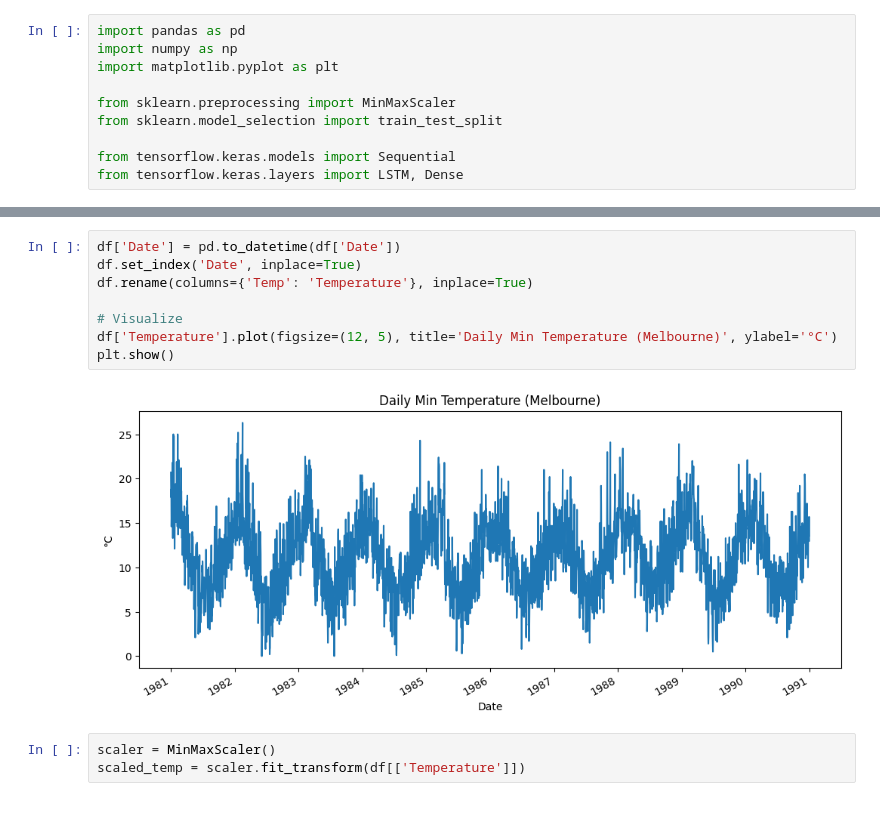
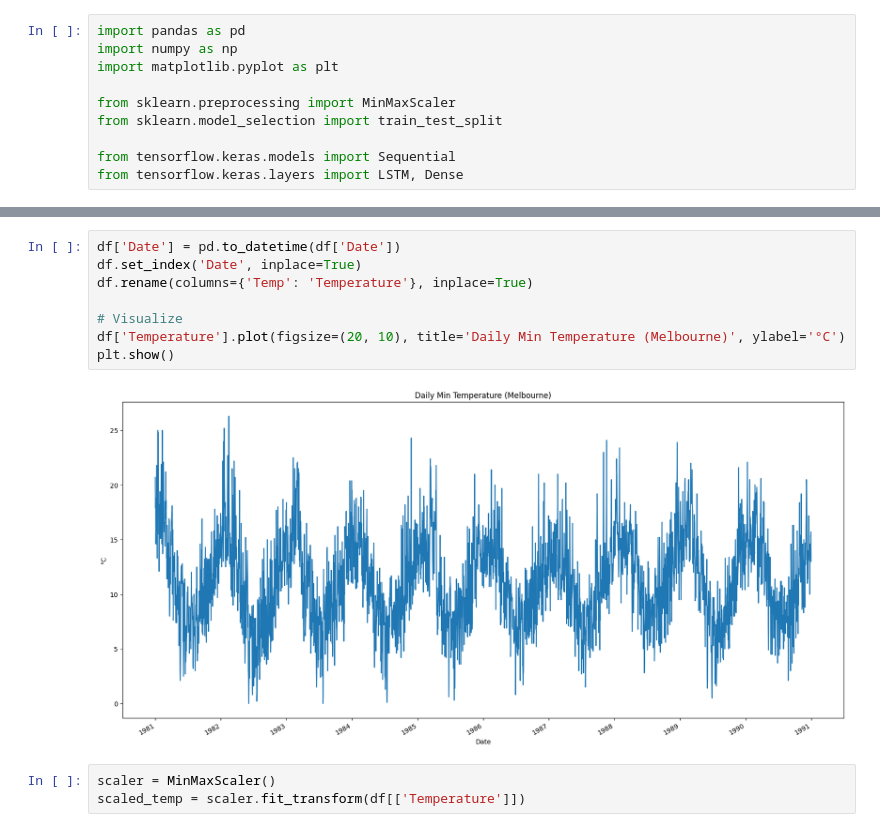
Before and after one commit to shloksonkusare/DL-Assignments, a Jupyter notebook: Assignment10/Assignment10.ipynb, the cells around one changed output, grey strips where cells are left out. Saved outputs shown, nothing was run; the diff lists cells and outputs as text.

```diff
--- a/Assignment10/Assignment10.ipynb
+++ b/Assignment10/Assignment10.ipynb
@@ -38,13 +38,13 @@ None
 # %%
 df['Date'] = pd.to_datetime(df['Date'])
 df.set_index('Date', inplace=True)
 df.rename(columns={'Temp': 'Temperature'}, inplace=True)
 
 # Visualize
-df['Temperature'].plot(figsize=(12, 5), title='Daily Min Temperature (Melbourne)', ylabel='°C')
+df['Temperature'].plot(figsize=(20, 10), title='Daily Min Temperature (Melbourne)', ylabel='°C')
 plt.show()
 # %% [output]
-[figure, old version]
+[figure, new version]
 # %%
 scaler = MinMaxScaler()
 scaled_temp = scaler.fit_transform(df[['Temperature']])
```
Also changed, not shown: parts of 6 cells of this notebook, 8 other files.
